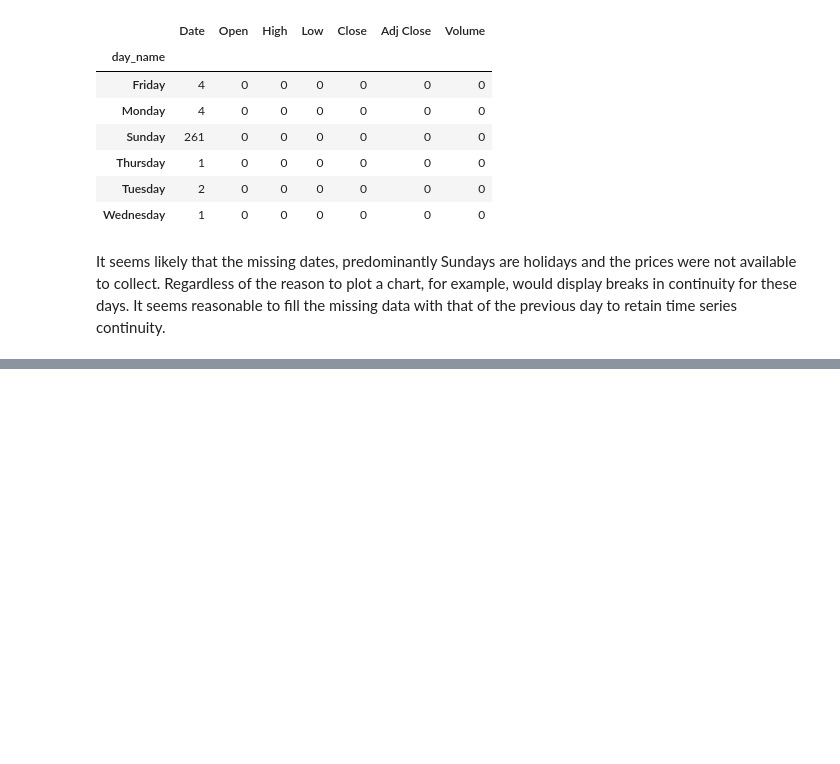
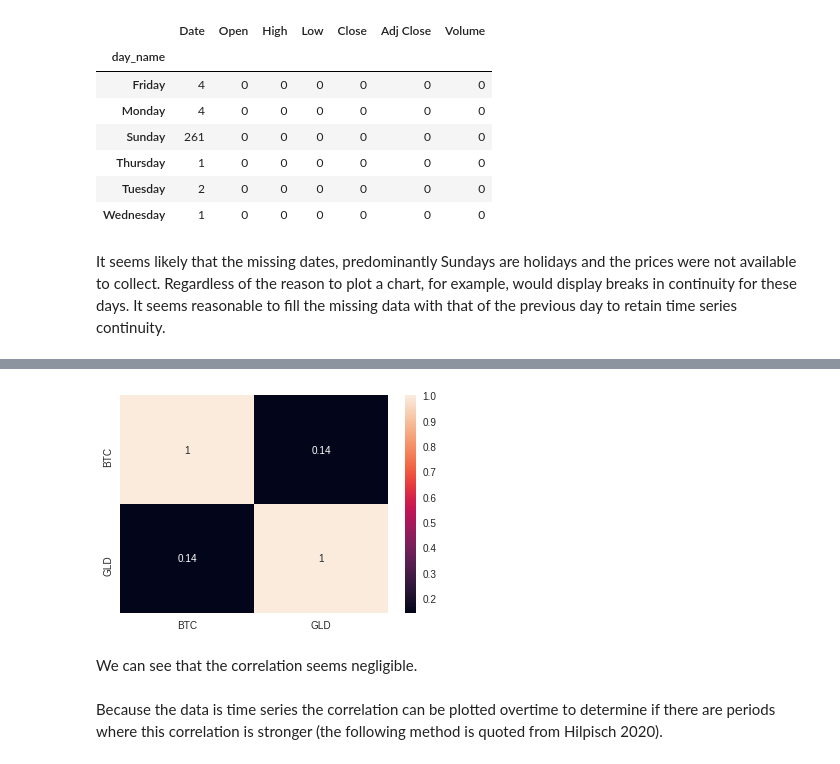
Before and after one commit to rsiwicki/rock_dex, a Jupyter notebook: blockchain_labs_rockdex.ipynb, the cells around one changed output, grey strips where cells are left out. Saved outputs shown, nothing was run; the diff lists cells and outputs as text; code cells hidden in the pictures; blank space fills up the shorter version.

```diff
--- a/blockchain_labs_rockdex.ipynb
+++ b/blockchain_labs_rockdex.ipynb
@@ -357,0 +404,10 @@ plyo.iplot(
+# %%
+import seaborn as sn
+sn.heatmap(cmatrix, annot=True)
+plt.show()
+# %% [output]
+[figure, added]
+# %% [markdown]
+We can see that the correlation seems negligible.
+# %% [markdown]
+Because the data is time series the correlation can be plotted overtime to determine if there are periods where this correlation is stronger (the following method is quoted from Hilpisch 2020).
```
Also changed, not shown: parts of 33 cells of this notebook.
